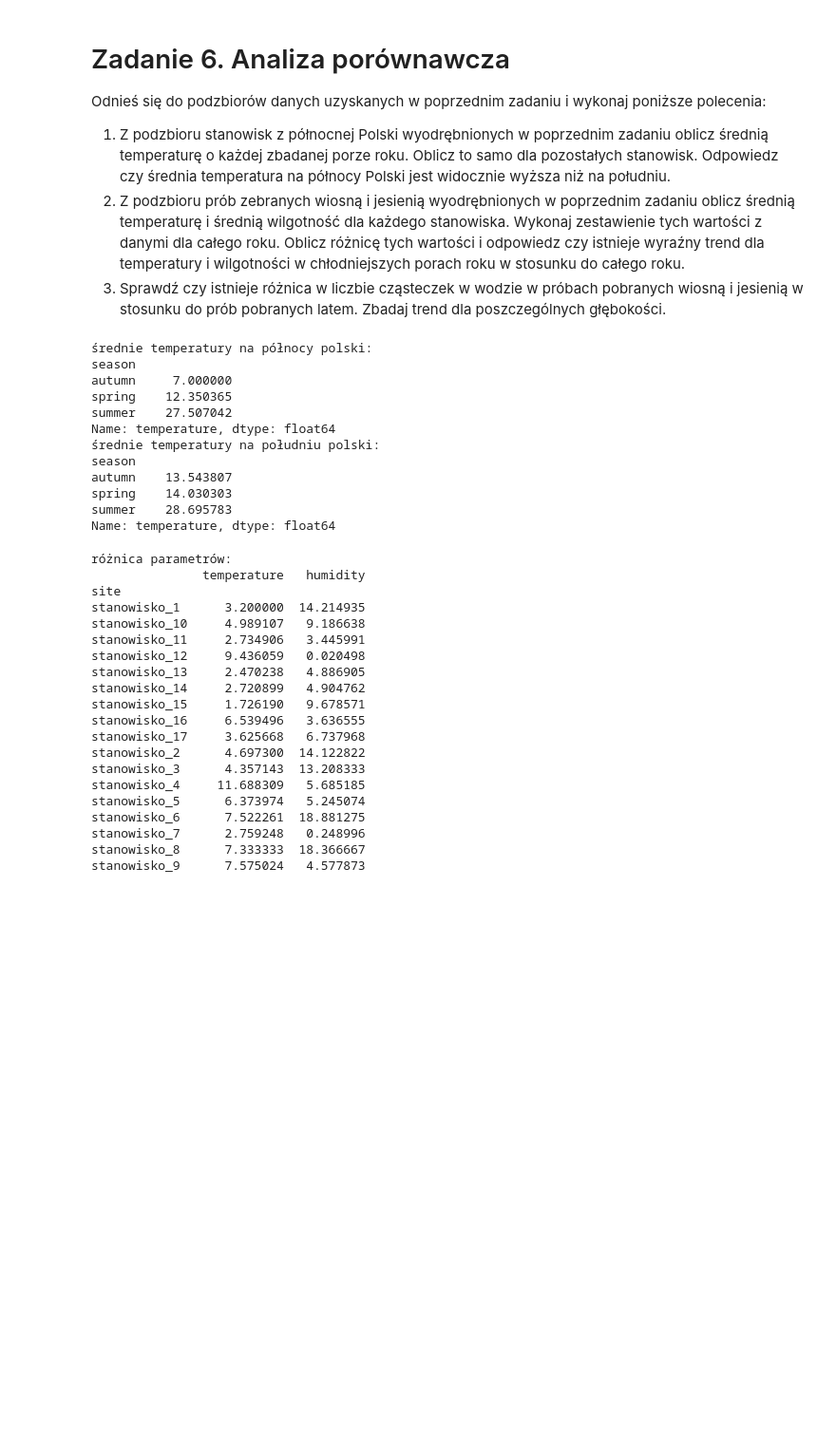
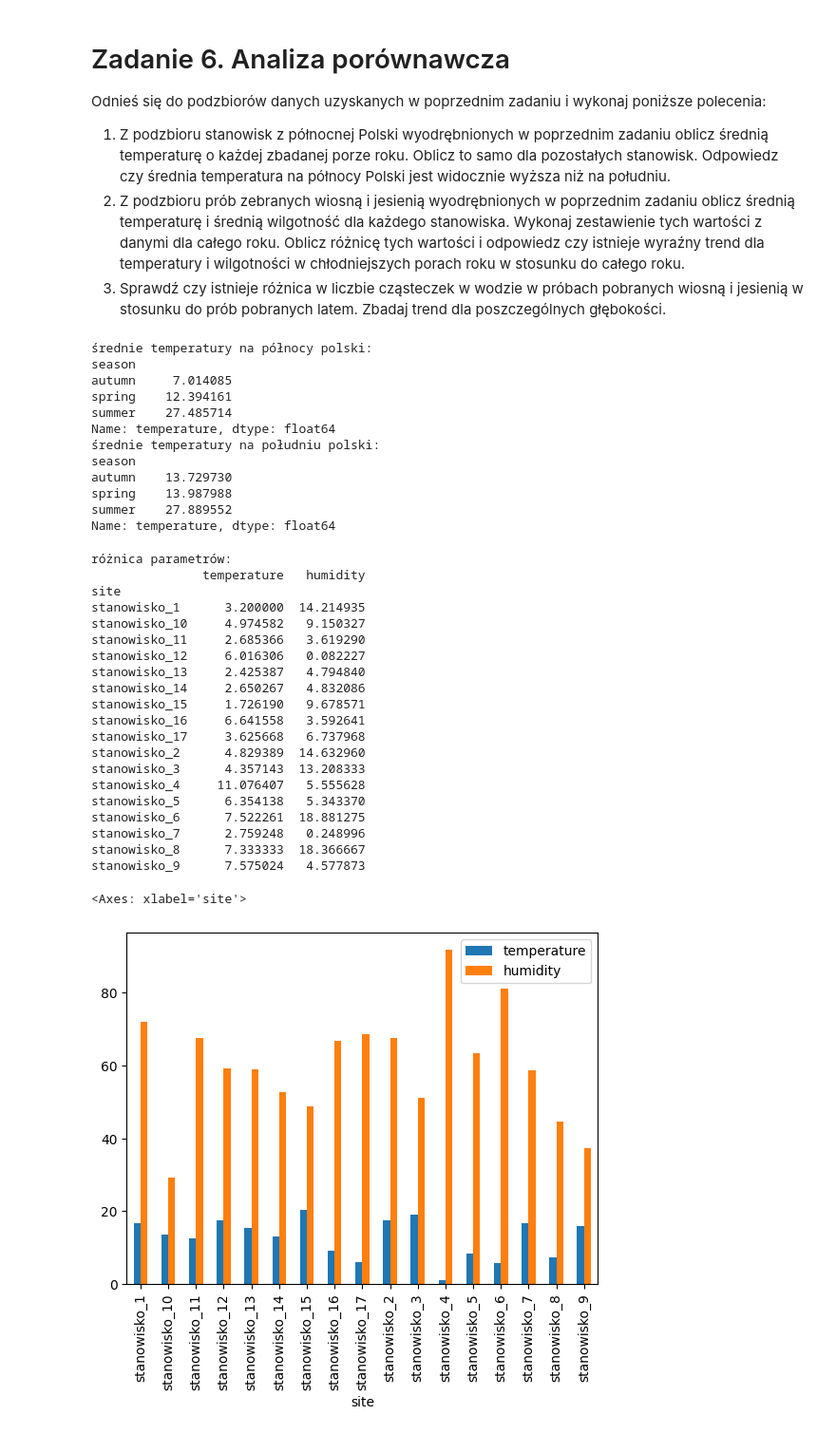
Before and after one commit to ligusoliwia/podstawy_programowania, a Jupyter notebook: moduły python/prace domowe/pandas_1.ipynb, the cells around one changed output. Shown at 95% size. Cells and saved outputs as stored; diff of their text form; code cells hidden in the pictures; blank space fills up the shorter version.

```diff
--- a/moduły python/prace domowe/pandas_1.ipynb
+++ b/moduły python/prace domowe/pandas_1.ipynb
@@ -460,35 +543,37 @@ Odnieś się do podzbiorów danych uzyskanych w poprzednim zadaniu i wykonaj pon
 2. Z podzbioru prób zebranych wiosną i jesienią wyodrębnionych w poprzednim zadaniu oblicz średnią temperaturę i średnią wilgotność dla każdego stanowiska. Wykonaj zestawienie tych wartości z danymi dla całego roku. Oblicz różnicę tych wartości i odpowiedz czy istnieje wyraźny trend dla temperatury i wilgotności w chłodniejszych porach roku w stosunku do całego roku.
 3. Sprawdź czy istnieje różnica w liczbie cząsteczek w wodzie w próbach pobranych wiosną i jesienią w stosunku do prób pobranych latem. Zbadaj trend dla poszczególnych głębokości.
 # %%
-nbtemp = nboat.groupby(["season"])["temperature"].mean()
+#1
+nb_temp = nboat.groupby(["season"])["temperature"].mean()
 print(f'''średnie temperatury na północy polski:
-{nbtemp}''')
+{nb_temp}''')
 
 sboat = clean_env[clean_env["latitude"] < boat]
-sbtemp = sboat.groupby(["season"])["temperature"].mean()
+sb_temp = sboat.groupby(["season"])["temperature"].mean()
 print(f'''średnie temperatury na południu polski:
-{sbtemp}''')
+{sb_temp}''')
 
-#średnia temperatura na północy polski jest widocznie niższa niż na południu
+#średnia temperatura na północy polski jest widocznie niższa niż na południu w okresie jesieni,
+#średnia temperatura w okresie wiosny i lata jest porównywalna na północy i południu
 # %% [output]
 średnie temperatury na północy polski:
 season
-autumn     7.000000
-spring    12.350365
-summer    27.507042
+autumn     7.014085
+spring    12.394161
+summer    27.485714
 Name: temperature, dtype: float64
 średnie temperatury na południu polski:
 season
-autumn    13.543807
-spring    14.030303
-summer    28.695783
+autumn    13.729730
+spring    13.987988
+summer    27.889552
 Name: temperature, dtype: float64
 # %%
-mean_spr_aut = clean_env[spr_aut].groupby("site")[["temperature", "humidity"]].mean()
+#2
+mean_spr_aut = clean_env[spritun].groupby("site")[["temperature", "humidity"]].mean()
 mean_year = clean_env.groupby("site")[["temperature", "humidity"]].mean()
 
-trend = mean_spr_aut - mean_year
-trend = trend.abs()
+trend = (mean_spr_aut - mean_year).abs()
 
 print(f'''różnica parametrów:
 {trend}''')
@@ -500,19 +585,24 @@ różnica parametrów:
                temperature   humidity
 site
 stanowisko_1      3.200000  14.214935
-stanowisko_10     4.989107   9.186638
-stanowisko_11     2.734906   3.445991
-stanowisko_12     9.436059   0.020498
-stanowisko_13     2.470238   4.886905
-stanowisko_14     2.720899   4.904762
+stanowisko_10     4.974582   9.150327
+stanowisko_11     2.685366   3.619290
+stanowisko_12     6.016306   0.082227
+stanowisko_13     2.425387   4.794840
+stanowisko_14     2.650267   4.832086
 stanowisko_15     1.726190   9.678571
-stanowisko_16     6.539496   3.636555
+stanowisko_16     6.641558   3.592641
 stanowisko_17     3.625668   6.737968
-stanowisko_2      4.697300  14.122822
+stanowisko_2      4.829389  14.632960
 stanowisko_3      4.357143  13.208333
-stanowisko_4     11.688309   5.685185
-stanowisko_5      6.373974   5.245074
+stanowisko_4     11.076407   5.555628
+stanowisko_5      6.354138   5.343370
 stanowisko_6      7.522261  18.881275
 stanowisko_7      2.759248   0.248996
 stanowisko_8      7.333333  18.366667
 stanowisko_9      7.575024   4.577873
+# %%
+mean_spr_aut.plot(kind="bar")
+# %% [output]
+<Axes: xlabel='site'>
+[figure, added]
```
Also changed, not shown: parts of 28 cells of this notebook, 1 other file.
